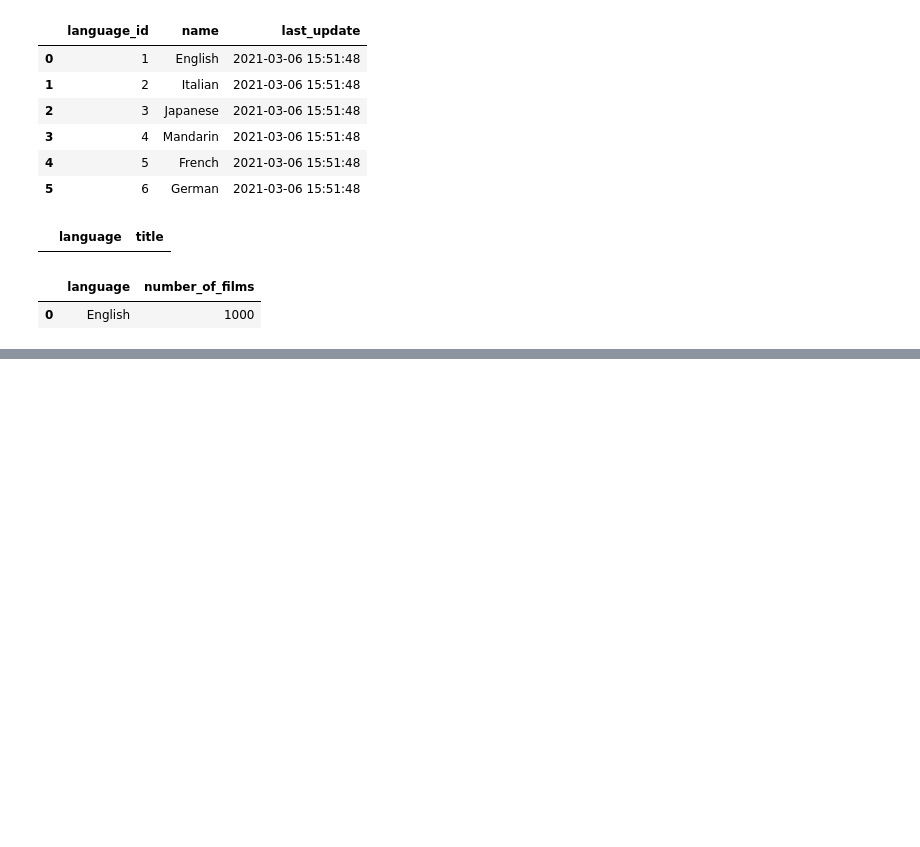
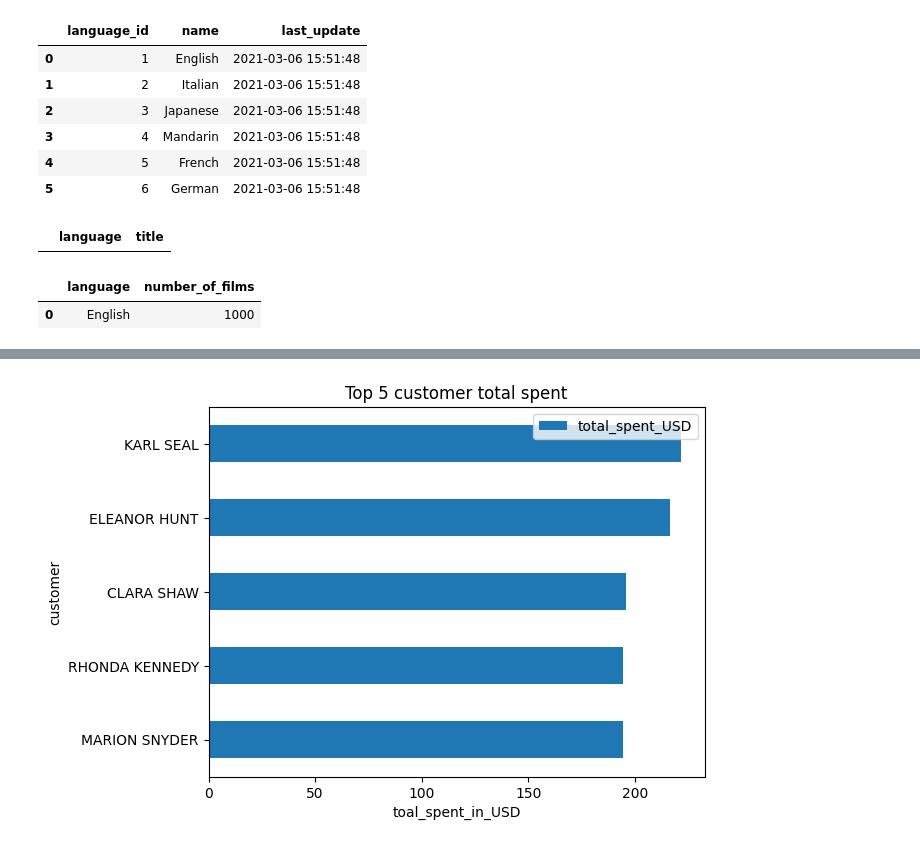
Before and after one commit to LisaYllander92/SQL_LAB_DE25_LisaYllander, a Jupyter notebook: data_analys.ipynb, the cells around one changed output, grey strips where cells are left out. Drawn from its saved outputs; the diff is of its cells as text; code cells hidden in the pictures; blank space fills up the shorter version.

```diff
--- a/data_analys.ipynb
+++ b/data_analys.ipynb
@@ -266,0 +296,16 @@ duckdb.sql("""
+# %%
+# Check that it works
+Top_five_df
+
+# Create the bar chart
+ax = Top_five_df.head(5).plot(
+    kind="barh",
+    x="customer",
+    y="total_spent_USD",
+    title="Top 5 customer total spent",
+    xlabel="toal_spent_in_USD"
+)
+
+ax.invert_yaxis()
+# %% [output]
+[figure, added]
```
Also changed, not shown: parts of 5 cells of this notebook, 1 other file.
